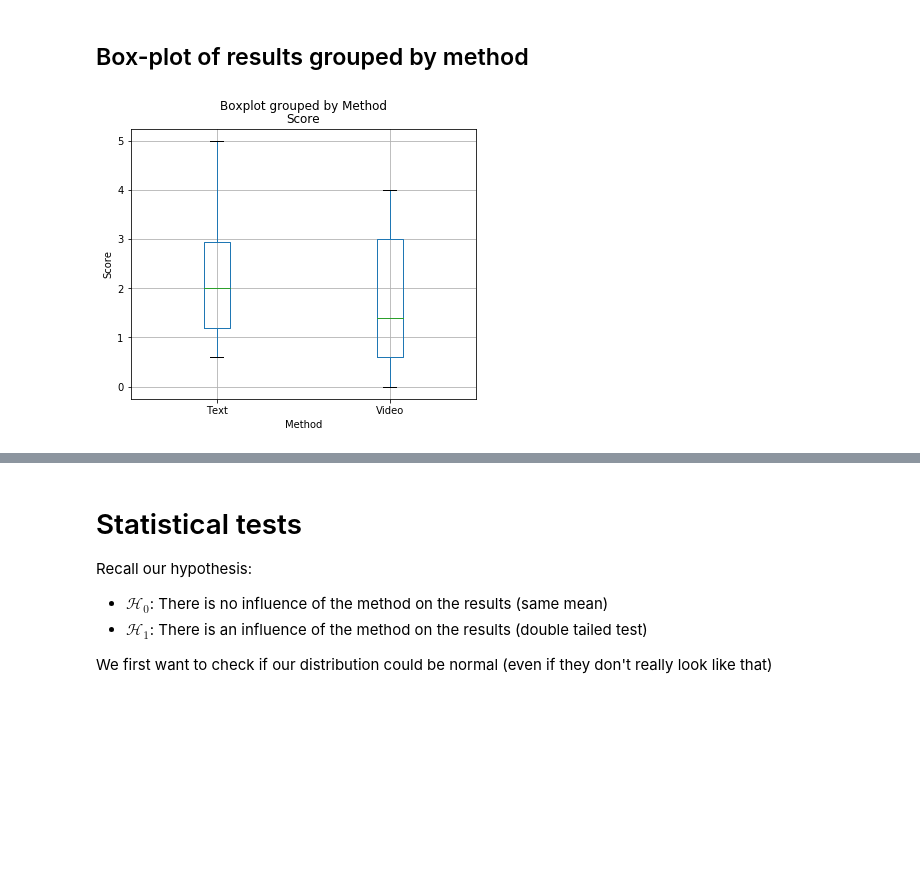
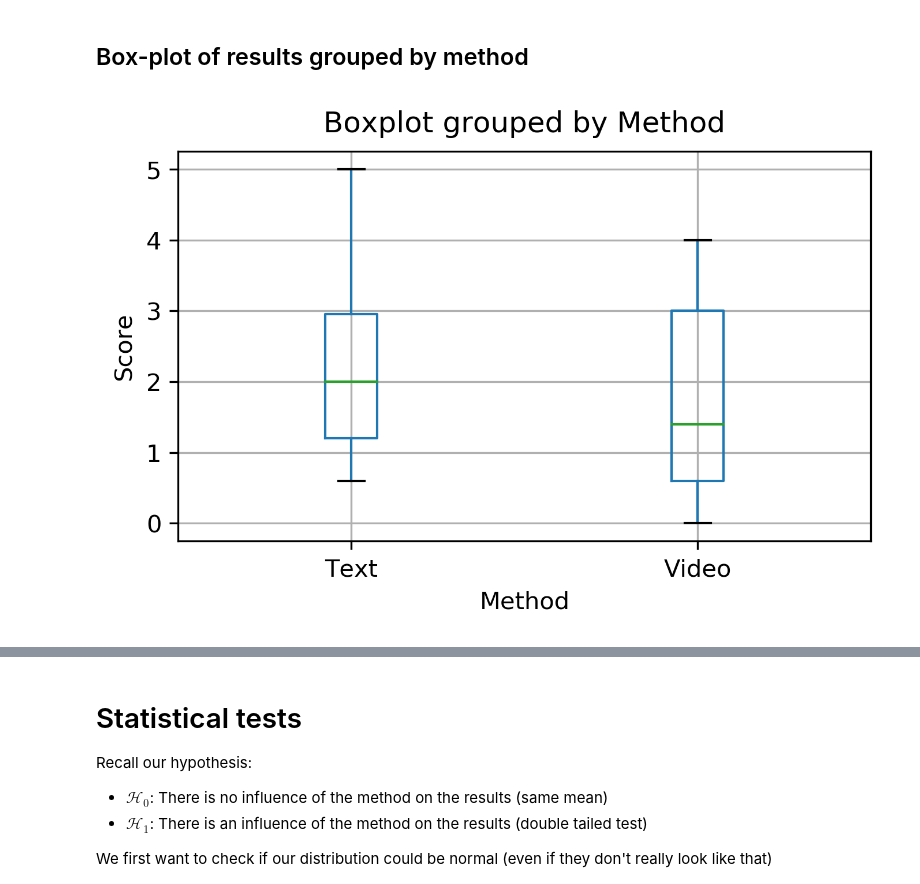
Before and after one commit to mbovel/dela-analysis, a Jupyter notebook: notebooks/02-quizz-results-analysis.ipynb, the cells around one changed output, grey strips where cells are left out. Cells and saved outputs as stored; diff of their text form; code cells hidden in the pictures; blank space fills up the shorter version.

```diff
--- a/notebooks/02-quizz-results-analysis.ipynb
+++ b/notebooks/02-quizz-results-analysis.ipynb
@@ -3,8 +3,6 @@ import json
 import pandas as pd
 import matplotlib.pyplot as plt
 %matplotlib inline
-#plt.rcParams['figure.figsize'] = [10, 5]
-plt.rcParams['figure.dpi'] = 300
 # %%
 def json_load_file(file):
     """
@@ -52,10 +70,11 @@ fig.savefig(f"../data/derived/hist_quiz.jpg")
 # %% [markdown]
 ## Box-plot of results grouped by method
 # %%
-fig, ax = plt.subplots(figsize=(6,5))
+fig, ax = plt.subplots(figsize=(5,3), dpi=300)
 data.boxplot(column='Score', by='Method', ax=ax)
 ax.set_xticklabels(labels=['Text', 'Video'])
 ax.set_ylabel('Score')
+ax.set_title('')
 fig.savefig(f"../data/derived/box_plot_quiz.jpg")
 # %% [output]
-[figure, old version]
+[figure, new version]
```
Also changed, not shown: parts of 7 cells of this notebook, 3 other files.
